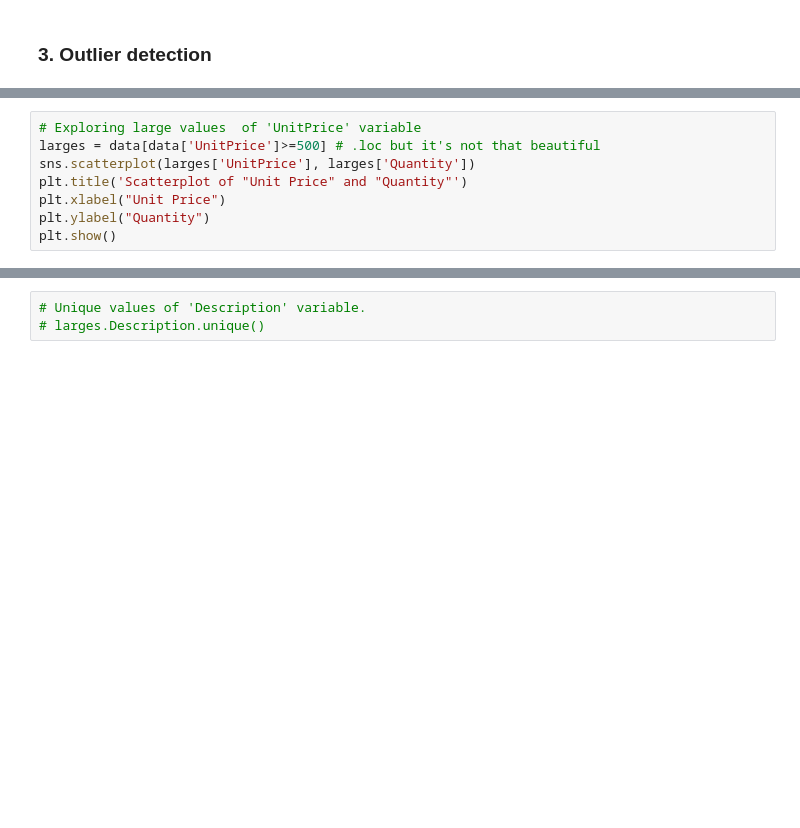
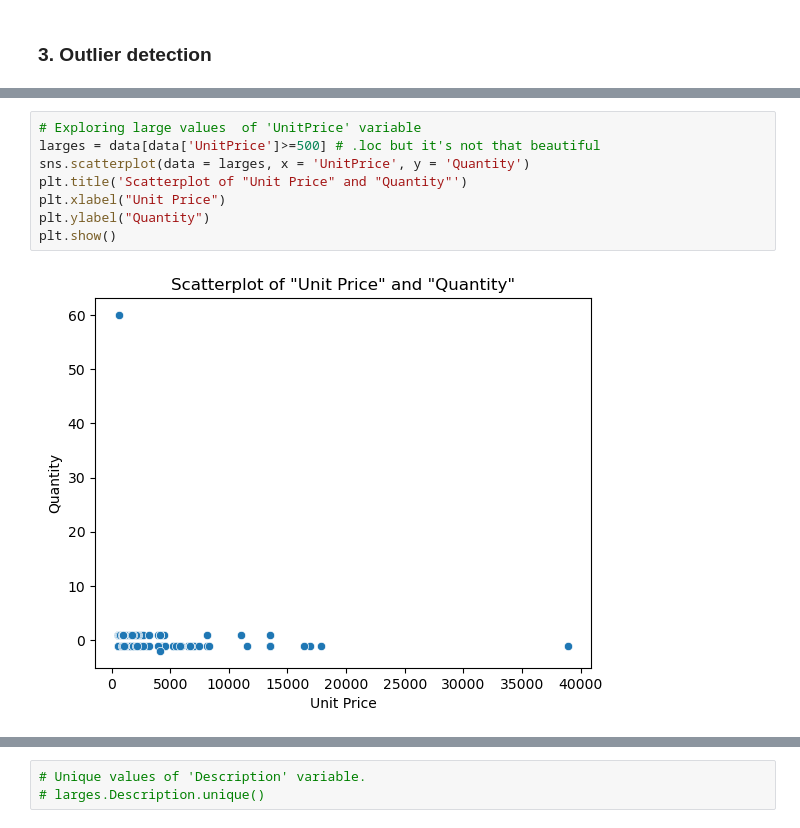
Before and after one commit to armhijacker/customer_behaviour, a Jupyter notebook: Week_2_Data_Preparation_and_EDA.ipynb, the cells around one changed output, grey strips where cells are left out. Saved outputs shown, nothing was run; the diff lists cells and outputs as text; blank space fills up the shorter version.

```diff
--- a/Week_2_Data_Preparation_and_EDA.ipynb
+++ b/Week_2_Data_Preparation_and_EDA.ipynb
@@ -203,11 +358,13 @@ data.UnitPrice.describe()
 # %%
 # Exploring large values  of 'UnitPrice' variable
 larges = data[data['UnitPrice']>=500] # .loc but it's not that beautiful
-sns.scatterplot(larges['UnitPrice'], larges['Quantity'])
+sns.scatterplot(data = larges, x = 'UnitPrice', y = 'Quantity')
 plt.title('Scatterplot of "Unit Price" and "Quantity"')
 plt.xlabel("Unit Price")
 plt.ylabel("Quantity")
 plt.show()
+# %% [output]
+[figure, added]
 # %%
 #Let's look at categorical variables of this part of the data once again
 larges.describe(include = 'object')
```
Also changed, not shown: parts of 26 cells of this notebook, 5 other files.
